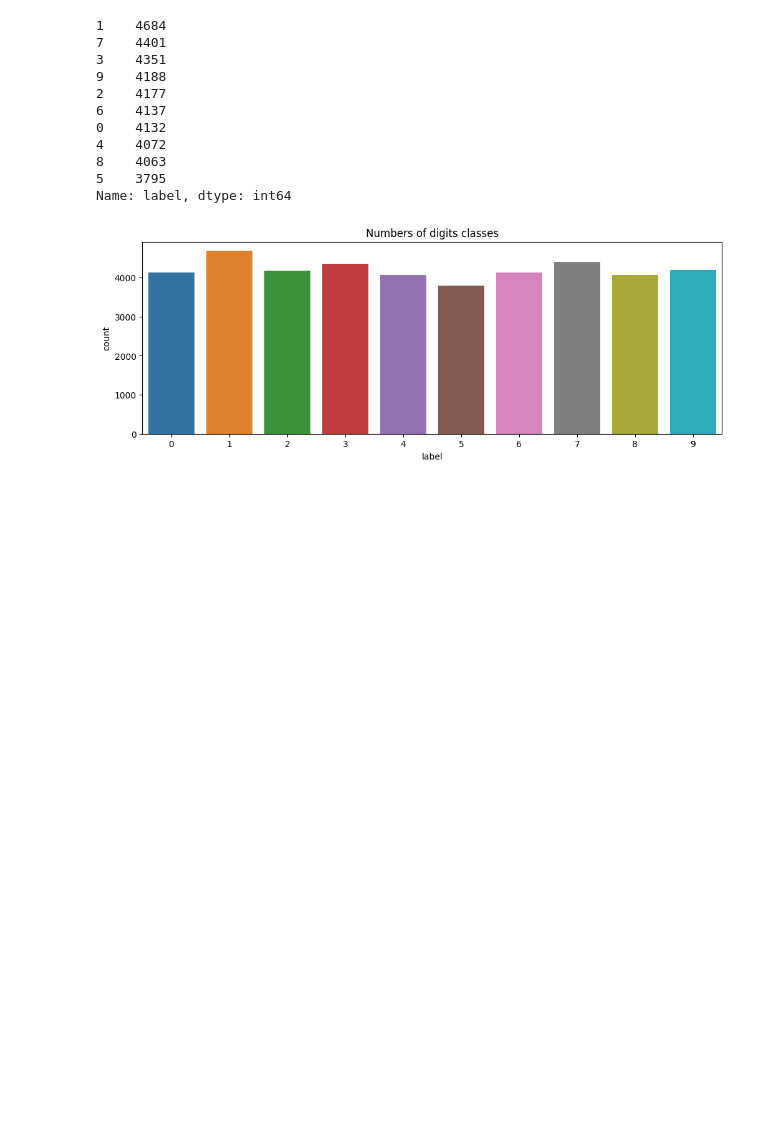
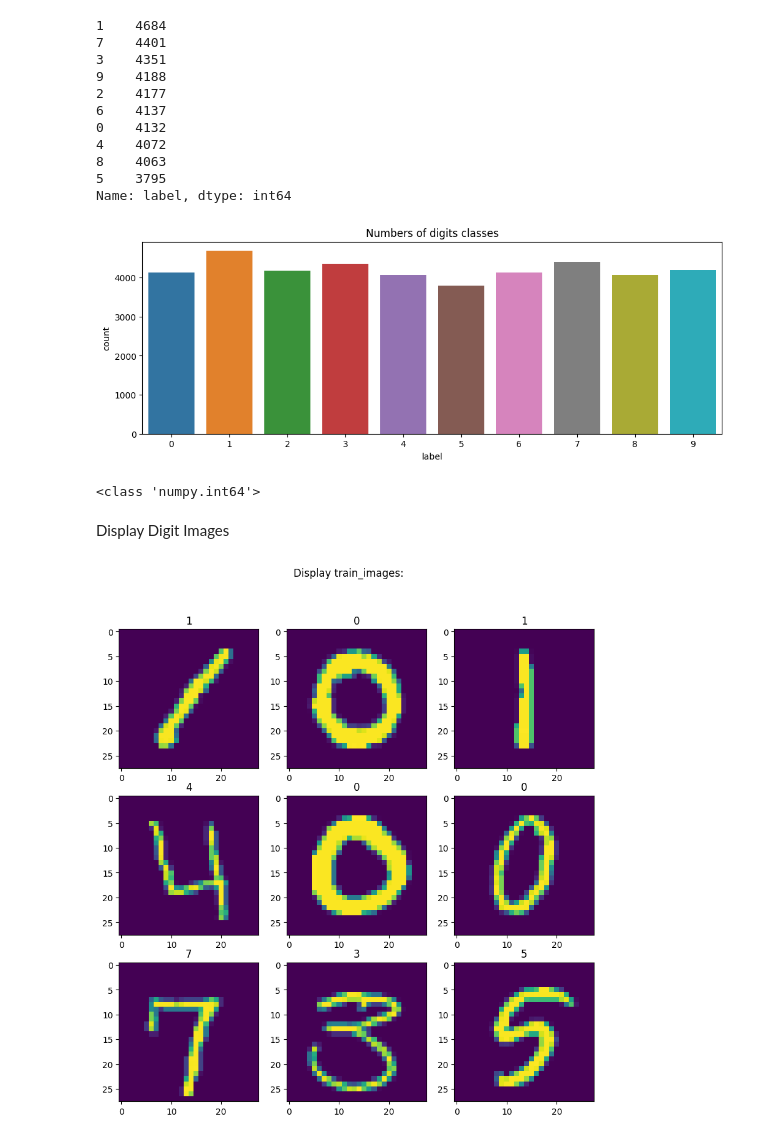
Before and after one commit to Tkag0001/Practice-ML-with-Digit-recognize-problem, a Jupyter notebook: code/Train_model.ipynb, the cells around one changed output. Cells and saved outputs as stored; diff of their text form; code cells hidden in the pictures; blank space fills up the shorter version.

Commit message:
Display train_images

```diff
--- a/code/Train_model.ipynb
+++ b/code/Train_model.ipynb
@@ -97,3 +99,24 @@ plt.show()
 5    3795
 Name: label, dtype: int64
 [figure]
+# %%
+print(type(y_train[0]))
+# %% [output]
+<class 'numpy.int64'>
+# %% [markdown]
+Display Digit Images
+# %%
+fig, axs = plt.subplots(nrows= 3, ncols = 3, figsize = (10,10))
+ax = axs.ravel()
+for i in range(9):
+  data_image = X_train.iloc[i]
+  img = data_image.values
+  # img = img.as_matrix()
+  img = img.reshape((28,28))
+  ax[i].imshow(img,aspect="auto")
+  # title = y_train[i].astype(str)
+  ax[i].set_title(y_train[i])
+fig.suptitle("Display train_images:")
+plt.show()
+# %% [output]
+[figure, added]
```
Also changed, not shown: parts of 1 cell of this notebook.
